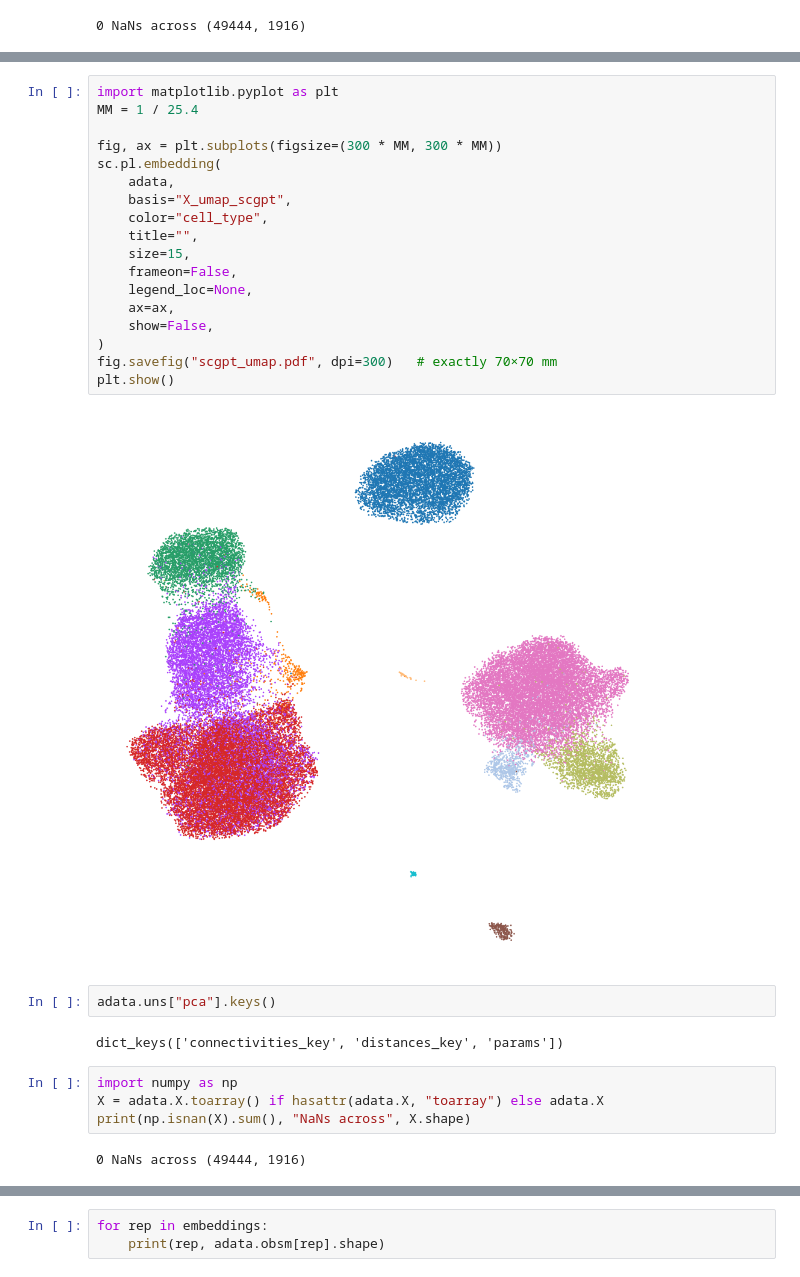
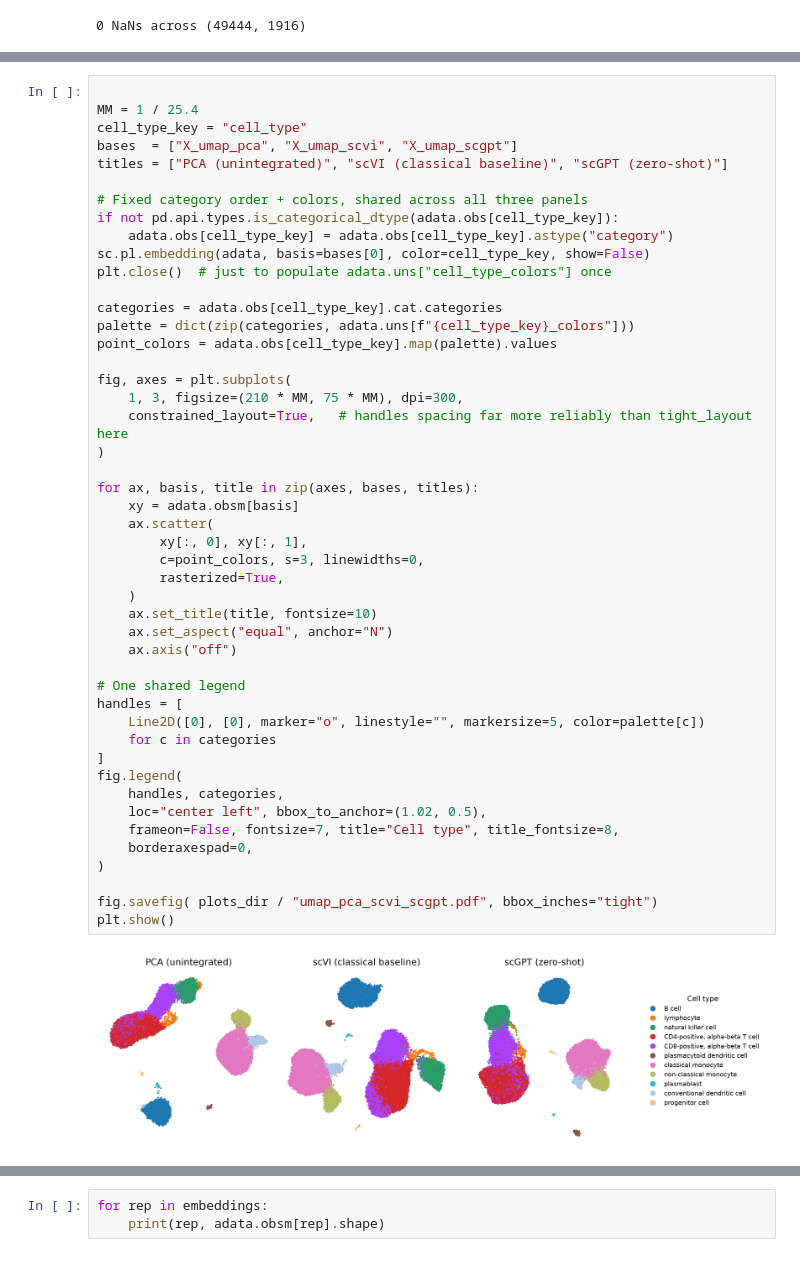
Before and after one commit to Melirie/ramming_lab_code, a Jupyter notebook: 03_inspect_embedded_scgpt.ipynb, the cells around one changed output, grey strips where cells are left out. Drawn from its saved outputs; the diff is of its cells as text.

```diff
--- a/03_inspect_embedded_scgpt.ipynb
+++ b/03_inspect_embedded_scgpt.ipynb
@@ -165,31 +48,50 @@ plt.show()
-# %%
-import matplotlib.pyplot as plt
-MM = 1 / 25.4
-
-fig, ax = plt.subplots(figsize=(300 * MM, 300 * MM))
-sc.pl.embedding(
-    adata,
-    basis="X_umap_scgpt",
-    color="cell_type",
-    title="",
-    size=15,
-    frameon=False,
-    legend_loc=None,
-    ax=ax,
-    show=False,
-)
-fig.savefig("scgpt_umap.pdf", dpi=300)   # exactly 70×70 mm
-plt.show()
-# %% [output]
-[figure, removed]
-# %%
-adata.uns["pca"].keys()
-# %% [output]
-dict_keys(['connectivities_key', 'distances_key', 'params'])
-# %%
-import numpy as np
-X = adata.X.toarray() if hasattr(adata.X, "toarray") else adata.X
-print(np.isnan(X).sum(), "NaNs across", X.shape)
-# %% [output]
-0 NaNs across (49444, 1916)
+# %%
+
+MM = 1 / 25.4
+cell_type_key = "cell_type"
+bases  = ["X_umap_pca", "X_umap_scvi", "X_umap_scgpt"]
+titles = ["PCA (unintegrated)", "scVI (classical baseline)", "scGPT (zero-shot)"]
+
+# Fixed category order + colors, shared across all three panels
+if not pd.api.types.is_categorical_dtype(adata.obs[cell_type_key]):
+    adata.obs[cell_type_key] = adata.obs[cell_type_key].astype("category")
+sc.pl.embedding(adata, basis=bases[0], color=cell_type_key, show=False)
+plt.close()  # just to populate adata.uns["cell_type_colors"] once
+
+categories = adata.obs[cell_type_key].cat.categories
+palette = dict(zip(categories, adata.uns[f"{cell_type_key}_colors"]))
+point_colors = adata.obs[cell_type_key].map(palette).values
+
+fig, axes = plt.subplots(
+    1, 3, figsize=(210 * MM, 75 * MM), dpi=300,
+    constrained_layout=True,   # handles spacing far more reliably than tight_layout here
+)
+
+for ax, basis, title in zip(axes, bases, titles):
+    xy = adata.obsm[basis]
+    ax.scatter(
+        xy[:, 0], xy[:, 1],
+        c=point_colors, s=3, linewidths=0,
+        rasterized=True,
+    )
+    ax.set_title(title, fontsize=10)
+    ax.set_aspect("equal", anchor="N")
+    ax.axis("off")
+
+# One shared legend
+handles = [
+    Line2D([0], [0], marker="o", linestyle="", markersize=5, color=palette[c])
+    for c in categories
+]
+fig.legend(
+    handles, categories,
+    loc="center left", bbox_to_anchor=(1.02, 0.5),
+    frameon=False, fontsize=7, title="Cell type", title_fontsize=8,
+    borderaxespad=0,
+)
+
+fig.savefig( plots_dir / "umap_pca_scvi_scgpt.pdf", bbox_inches="tight")
+plt.show()
+# %% [output]
+[figure, added]
 # %%
```
Also changed, not shown: parts of 17 cells of this notebook, 2 other files.
